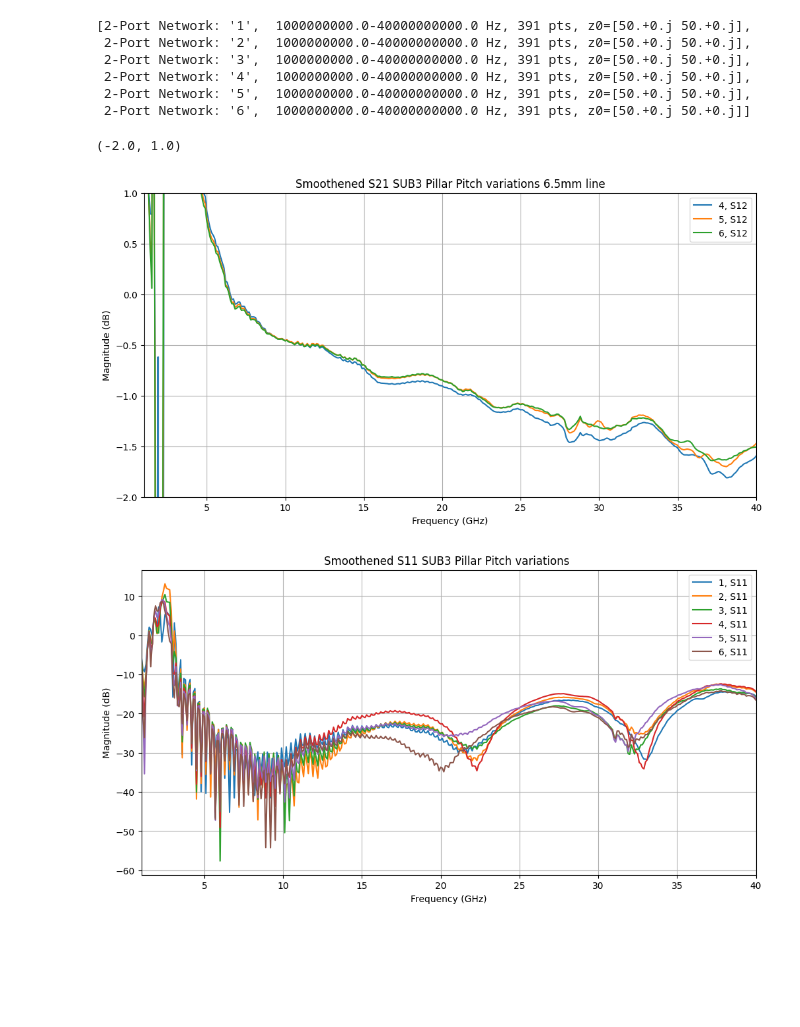
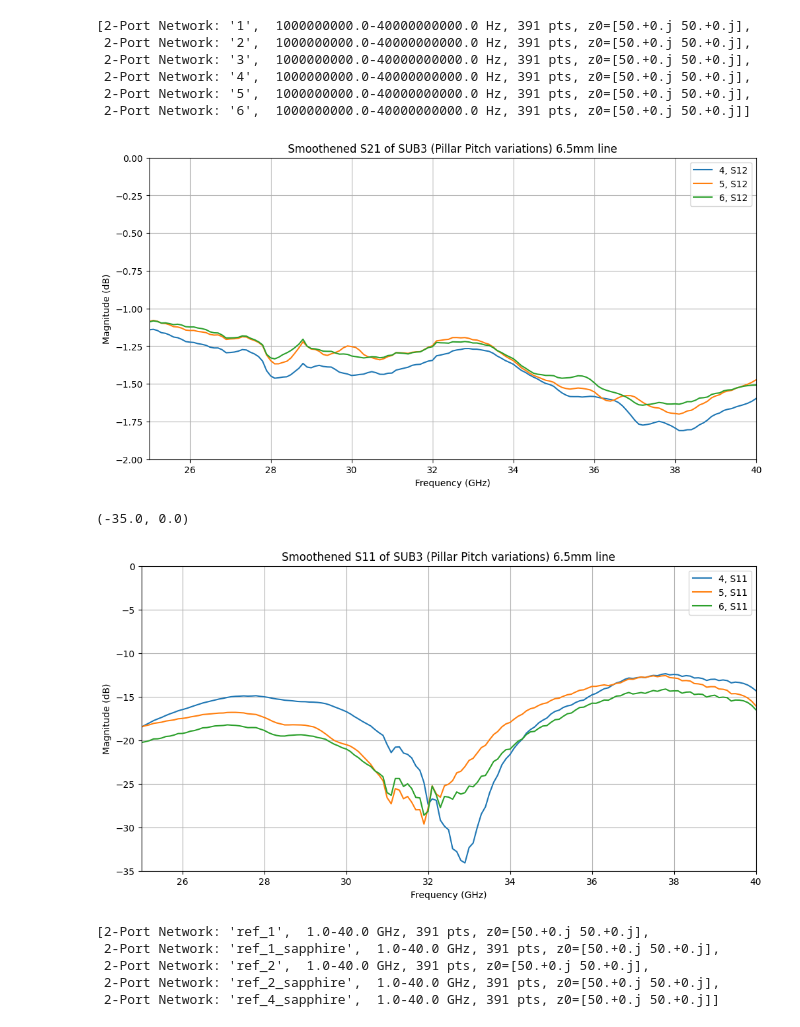
Before and after one commit to hrithik254/HFSS-layouts, a Jupyter notebook: Samples/FCB02/PRL_meas_Hrithik_13_may_FCB/code_sub3.ipynb, the cells around one changed output. Cells and saved outputs as stored; diff of their text form; code cells hidden in the pictures; blank space fills up the shorter version.

Commit message:
added images ad plotted some graphs

```diff
--- a/Samples/FCB02/PRL_meas_Hrithik_13_may_FCB/code_sub3.ipynb
+++ b/Samples/FCB02/PRL_meas_Hrithik_13_may_FCB/code_sub3.ipynb
@@ -95,23 +95,41 @@ sub3_smoothened
  2-Port Network: '5',  1000000000.0-40000000000.0 Hz, 391 pts, z0=[50.+0.j 50.+0.j],
  2-Port Network: '6',  1000000000.0-40000000000.0 Hz, 391 pts, z0=[50.+0.j 50.+0.j]]
 # %%
+lower_freq = 25e9
+upper_freq = 40e9
 plt.figure(figsize=(12,6))
-plt.title("Smoothened S21 SUB3 Pillar Pitch variations 6.5mm line")
+plt.title("Smoothened S21 of SUB3 (Pillar Pitch variations) 6.5mm line")
 plt.grid()
 for ntwk in sub3_smoothened[3:]:
     ntwk.frequency.unit = 'GHz'
     ntwk.plot_s_db(m=0,n=1)
-plt.ylim(-2, 1)
+# plt.ylim(-2, 1)
+plt.xlim(lower_freq, upper_freq)
+plt.ylim(-2,0)
+
+# freq = ntwk.frequency.f
+# mask = (freq >= lower_freq) & (freq <= upper_freq)
+# s21 = ntwk.s_db[mask, 0, 1]
+# ymin = s21.min()
+# ymax = s21.max()
+# plt.ylim(ymin - 1, ymax + 1)
+# plt.axhline(ymin, color='red', linestyle='--', label='min S21')
+# plt.axhline(ymax, color='blue', linestyle='--', label='max S21')
+plt.show()
 # %% [output]
-(-2.0, 1.0)
-[figure, old version]
+[figure, new version]
 # %%
+lower_freq = 25e9
+upper_freq = 40e9
 plt.figure(figsize=(12,6))
-plt.title("Smoothened S11 SUB3 Pillar Pitch variations ")
+plt.title("Smoothened S11 of SUB3 (Pillar Pitch variations) 6.5mm line")
 plt.grid()
-for ntwk in sub3_smoothened:
+for ntwk in sub3_smoothened[3:]:
     ntwk.frequency.unit = 'GHz'
     ntwk.plot_s_db(m=0,n=0)
 # plt.ylim(-2, 1)
+plt.xlim(lower_freq, upper_freq)
+plt.ylim(-35,0)
 # %% [output]
+(-35.0, 0.0)
-[figure, old version]
+[figure, new version]
@@ -117,0 +138,8 @@ for ntwk in sub3_smoothened:
+# %%
+DMD
+# %% [output]
+[2-Port Network: 'ref_1',  1.0-40.0 GHz, 391 pts, z0=[50.+0.j 50.+0.j],
+ 2-Port Network: 'ref_1_sapphire',  1.0-40.0 GHz, 391 pts, z0=[50.+0.j 50.+0.j],
+ 2-Port Network: 'ref_2',  1.0-40.0 GHz, 391 pts, z0=[50.+0.j 50.+0.j],
+ 2-Port Network: 'ref_2_sapphire',  1.0-40.0 GHz, 391 pts, z0=[50.+0.j 50.+0.j],
+ 2-Port Network: 'ref_4_sapphire',  1.0-40.0 GHz, 391 pts, z0=[50.+0.j 50.+0.j]]
```
Also changed, not shown: parts of 2 cells of this notebook, 4 other files.
